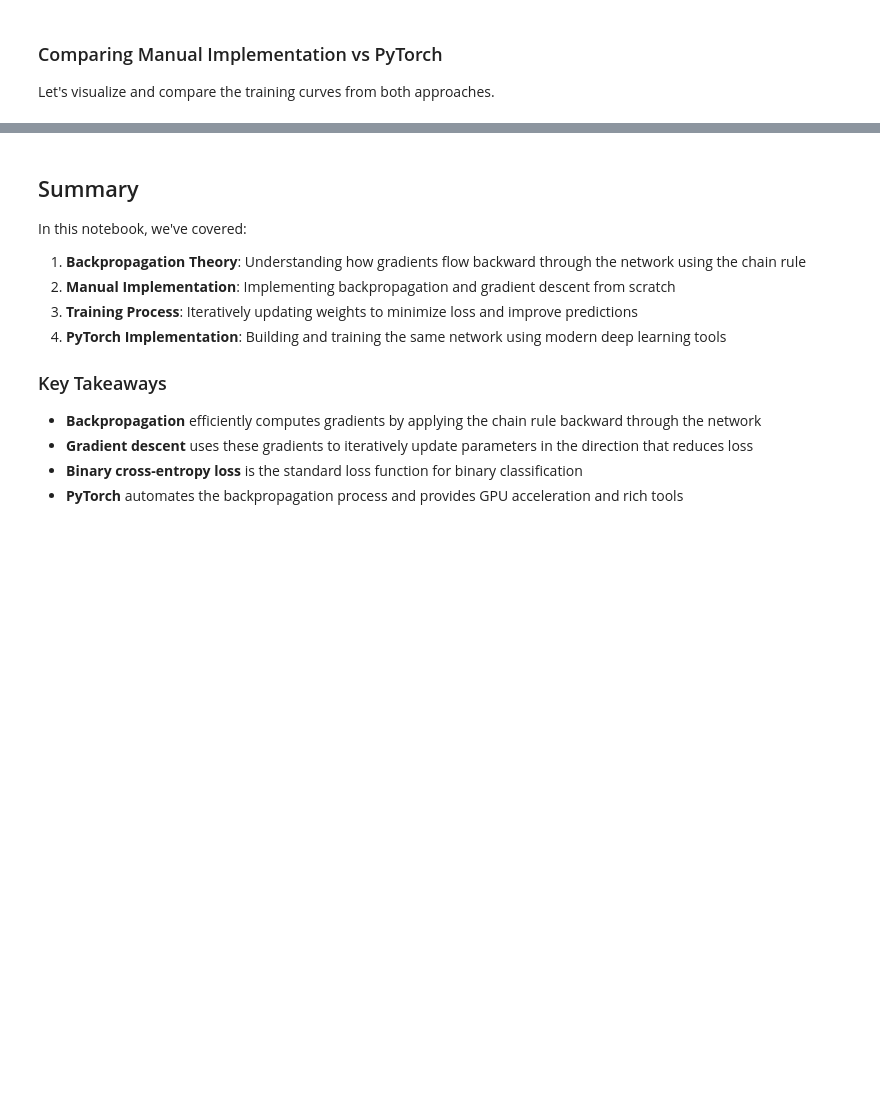
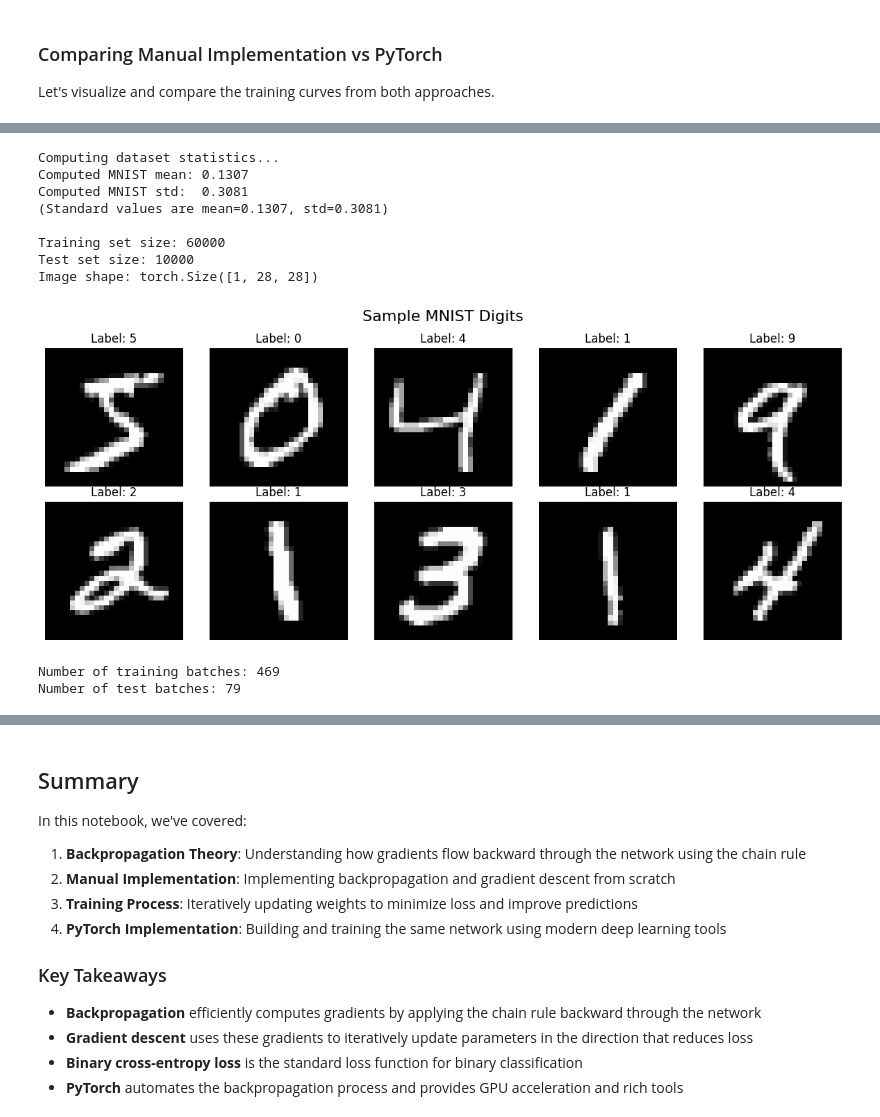
Before and after one commit to changyaochen/MECE4520, a Jupyter notebook: lectures/notebooks/17_neural_network_training.ipynb, the cells around one changed output, grey strips where cells are left out. Saved outputs shown, nothing was run; the diff lists cells and outputs as text; code cells hidden in the pictures; blank space fills up the shorter version.

```diff
--- a/lectures/notebooks/17_neural_network_training.ipynb
+++ b/lectures/notebooks/17_neural_network_training.ipynb
@@ -717,0 +766,80 @@ Both implementations achieve similar performance!
+# %%
+# Import necessary libraries for MNIST
+import torch
+from torch.utils.data import DataLoader
+from torchvision import datasets, transforms
+
+# Step 1: Load MNIST without normalization to compute statistics
+print("Computing dataset statistics...")
+mnist_train_raw = datasets.MNIST(
+    root="./data",
+    train=True,
+    download=True,
+    transform=transforms.ToTensor()  # Converts PIL Image to tensor, shape: (1, 28, 28)
+)
+
+# Compute mean and std from training set
+# Accumulate pixel values from all images
+all_pixels = []
+for image, _ in mnist_train_raw:  # image shape: (1, 28, 28)
+    all_pixels.append(image)
+
+# Stack all images and compute statistics
+train_data = torch.stack(all_pixels)  # Shape: (60000, 1, 28, 28)
+mnist_mean = train_data.mean().item()  # Mean across all 60000*28*28 pixels
+mnist_std = train_data.std().item()    # Std across all 60000*28*28 pixels
+
+print(f"Computed MNIST mean: {mnist_mean:.4f}")
+print(f"Computed MNIST std:  {mnist_std:.4f}")
+print(f"(Standard values are mean=0.1307, std=0.3081)\n")
+
+# Step 2: Now create the proper transform with computed statistics
+transform = transforms.Compose([
+    transforms.ToTensor(),  # shape: (1, 28, 28)
+    transforms.Normalize((mnist_mean,), (mnist_std,))  # Normalize: (x - mean) / std
+])
+
+# Load training and test datasets with normalization
+mnist_train = datasets.MNIST(root="./data", train=True, download=True, transform=transform)
+mnist_test = datasets.MNIST(root="./data", train=False, download=True, transform=transform)
+
+print(f"Training set size: {len(mnist_train)}")
+print(f"Test set size: {len(mnist_test)}")
+# First [0] is to fetch the first sample, as (image, label) tuple. Each image: (1, 28, 28) = (channels, height, width)
+print(f"Image shape: {mnist_train[0][0].shape}")
+
+# Visualize some sample digits
+fig, axes = plt.subplots(2, 5, figsize=(12, 5))
+for i, ax in enumerate(axes.flat):
+    image, label = mnist_train[i]  # image shape: (1, 28, 28)
+    # Convert from tensor to numpy and denormalize for visualization
+    image = image.squeeze().numpy() * mnist_std + mnist_mean  # squeeze: (1, 28, 28) -> (28, 28)
+    ax.imshow(image, cmap="gray")
+    ax.set_title(f"Label: {label}")
+    ax.axis("off")
+
+plt.suptitle("Sample MNIST Digits", fontsize=16)
+plt.tight_layout()
+plt.show()
+# %% [output]
+Computing dataset statistics...
+Computed MNIST mean: 0.1307
+Computed MNIST std:  0.3081
+(Standard values are mean=0.1307, std=0.3081)
+
+Training set size: 60000
+Test set size: 10000
+Image shape: torch.Size([1, 28, 28])
+[figure, added]
+# %%
+# Create DataLoaders for batch processing
+batch_size = 128
+
+mnist_train_loader = DataLoader(mnist_train, batch_size=batch_size, shuffle=True)
+mnist_test_loader = DataLoader(mnist_test, batch_size=batch_size, shuffle=False)
+
+print(f"Number of training batches: {len(mnist_train_loader)}")
+print(f"Number of test batches: {len(mnist_test_loader)}")
+# %% [output]
+Number of training batches: 469
+Number of test batches: 79
```
Also changed, not shown: parts of 29 cells of this notebook, 3 other files.
